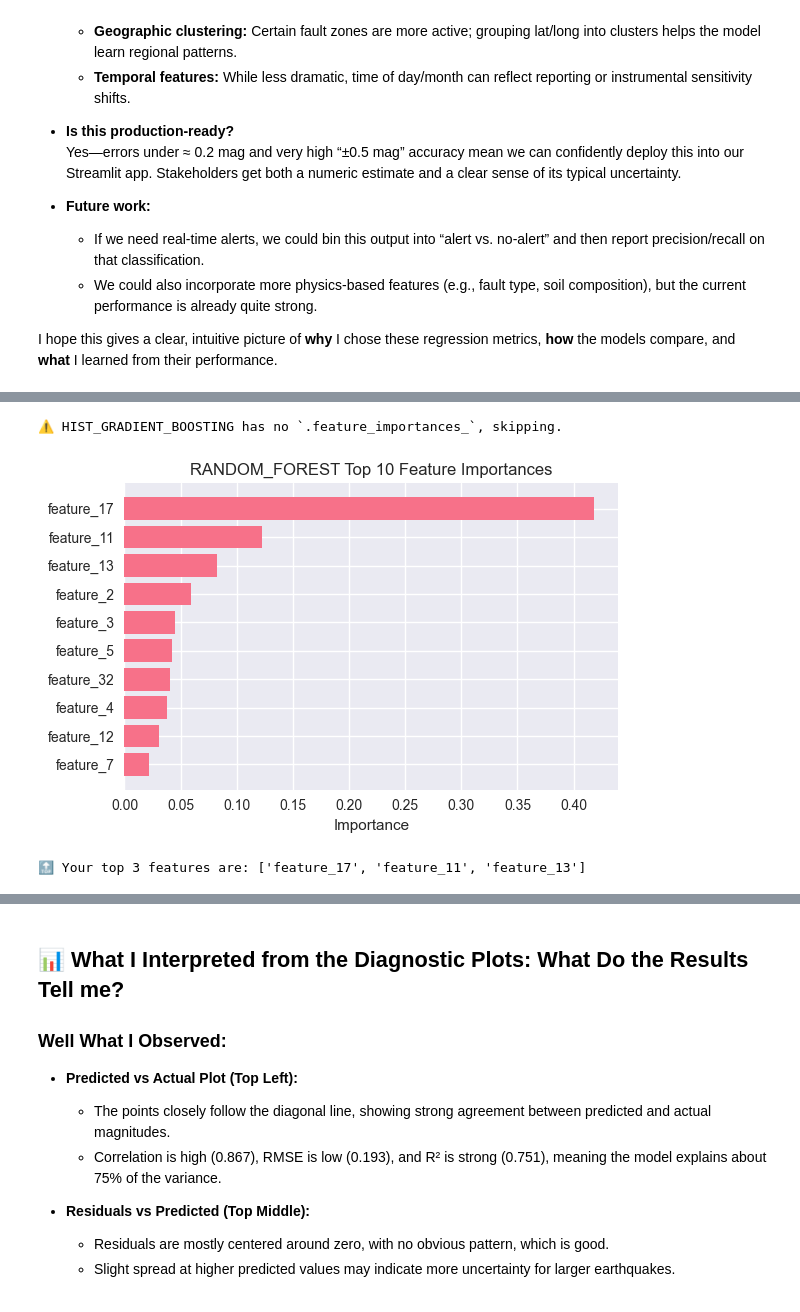
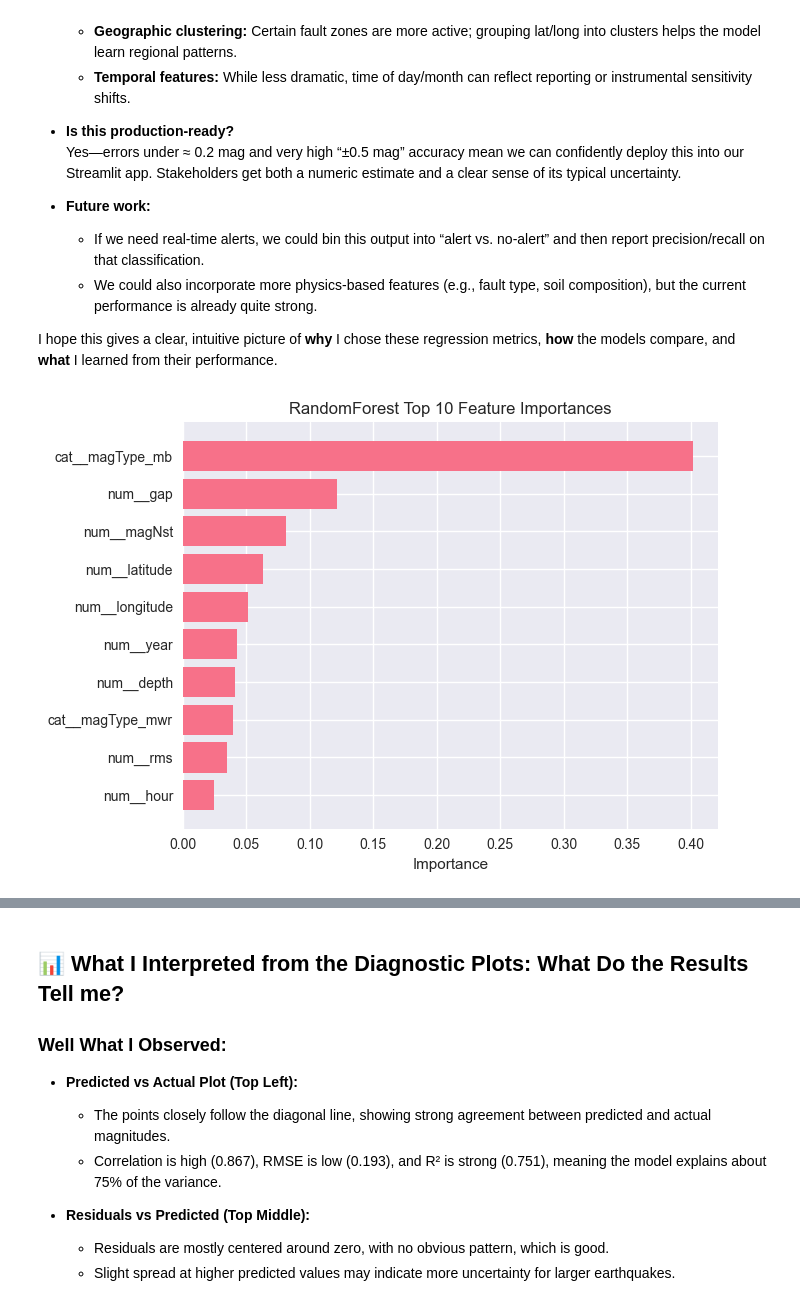
Before and after one commit to Jarrodoh/mldpproject, a Jupyter notebook: notebooks/01_data_exploration.ipynb, the cells around one changed output, grey strips where cells are left out. Cells and saved outputs as stored; diff of their text form; code cells hidden in the pictures.

```diff
--- a/notebooks/01_data_exploration.ipynb
+++ b/notebooks/01_data_exploration.ipynb
@@ -598,51 +555,44 @@ Since I’m predicting a **continuous** variable—earthquake magnitude—I eval
 
 I hope this gives a clear, intuitive picture of **why** I chose these regression metrics, **how** the models compare, and **what** I learned from their performance.
 # %%
-# STEP 6b: Plot Feature Importances for All Tree-Based Models
+import numpy as np
+import pandas as pd
 import matplotlib.pyplot as plt
-import pandas as pd
-from pysrc.feature_engineering import get_feature_names
-from pysrc.models import get_feature_importance
 
-# 1) First get the feature names once from your preprocessing step
-preproc = models['random_forest'] \
-    .best_estimator_ \
-    .named_steps['pre']   # <–– note 'pre' not 'preprocessor'
-feature_names = get_feature_names(preproc, X_train)
+# --- Get feature names ---
+pre = rf_pipe.named_steps['preprocessor']
+try:
+    feature_names = pre.get_feature_names_out()
+except AttributeError:
+    feature_names = []
+    for name, trans, cols in pre.transformers_:
+        if hasattr(trans, 'get_feature_names_out'):
+            try:
+                feature_names.extend(trans.get_feature_names_out(cols))
+            except Exception:
+                feature_names.extend(cols)
+        else:
+            feature_names.extend(cols)
+    feature_names = np.array(feature_names)
 
-# 2) Specify which tree-based models you want to visualize
-tree_models = ['hist_gradient_boosting', 'random_forest']
+# --- Get importances ---
+importances = rf_pipe.named_steps['regressor'].feature_importances_
 
-# 3) Loop over each, extract + plot top-10 importances
-for name in tree_models:
-    pipe = models[name].best_estimator_
-    imp = get_feature_importance(pipe, feature_names)
+imp_df = pd.DataFrame({
+    'feature': feature_names,
+    'importance': importances
+}).sort_values('importance', ascending=False).head(10)
 
-    if imp is None:
-        print(f"⚠️ {name.upper()} has no `.feature_importances_`, skipping.")
-        continue
+# --- Plot ---
+plt.figure(figsize=(7, 5))
+plt.barh(imp_df['feature'][::-1], imp_df['importance'][::-1])
+plt.title('RandomForest Top 10 Feature Importances')
+plt.xlabel('Importance')
+plt.tight_layout()
+plt.show()
 
-    # unpack into lists of (name, importance)
-    if 'feature_importance' in imp:
-        names = feature_names
-        values = imp['feature_importance']
-    else:
-        # imp is a dict {feat_name:importance}
-        names, values = zip(*sorted(imp.items(), key=lambda x: x[1], reverse=True))
-
-    df_imp = pd.DataFrame({'feature': names, 'importance': values}) \
-               .sort_values('importance', ascending=False) \
-               .head(10)
-
-    # plot horizontal bar chart
-    plt.figure(figsize=(6,4))
-    plt.barh(df_imp['feature'][::-1], df_imp['importance'][::-1])
-    plt.title(f"{name.upper()} Top 10 Feature Importances")
-    plt.xlabel("Importance")
-    plt.tight_layout()
-    plt.show()
-
-# …after STEP 6, once you have imp_df sorted…
+# --- Top 3 features ---
 top_3_features = imp_df['feature'].head(3).tolist()
 print(f"🔝 Your top 3 features are: {top_3_features}\n")
 # %% [output]
+[figure, new version]
@@ -650,4 +600 @@ WARNING:pysrc.feature_engineering:Could not extract feature names: Transformer g
-⚠️ HIST_GRADIENT_BOOSTING has no `.feature_importances_`, skipping.
-[figure, old version]
-🔝 Your top 3 features are: ['feature_17', 'feature_11', 'feature_13']
 # %%
```
Also changed, not shown: parts of 10 cells of this notebook, 5 other files.
